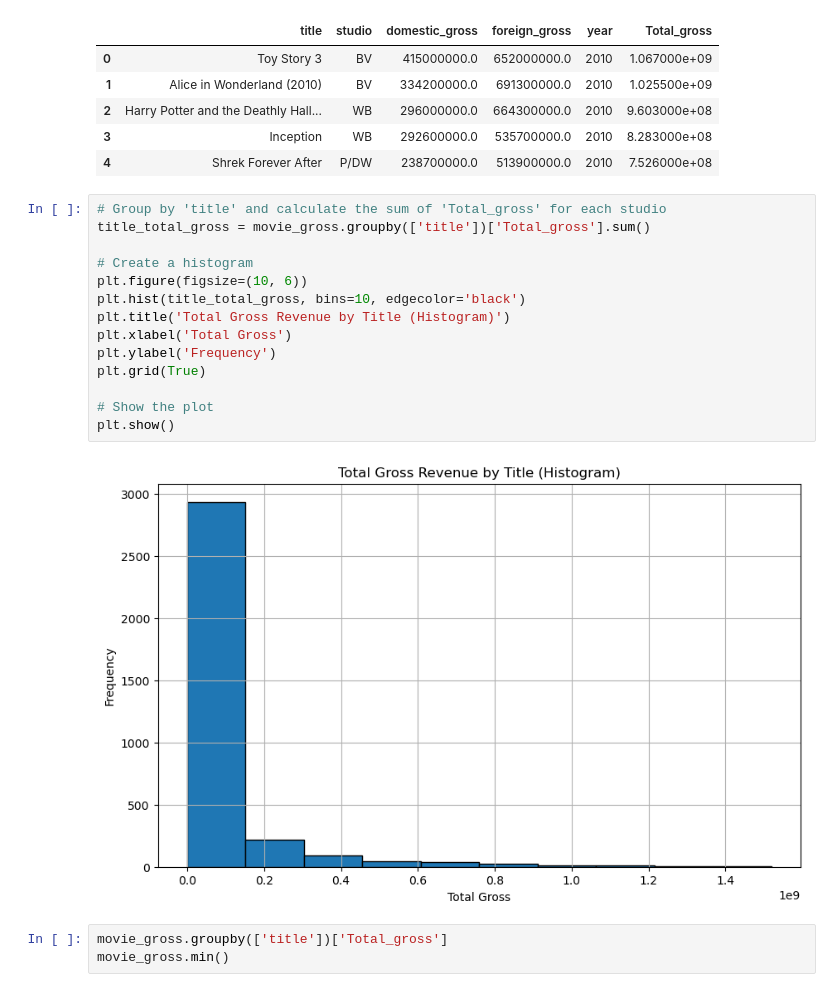
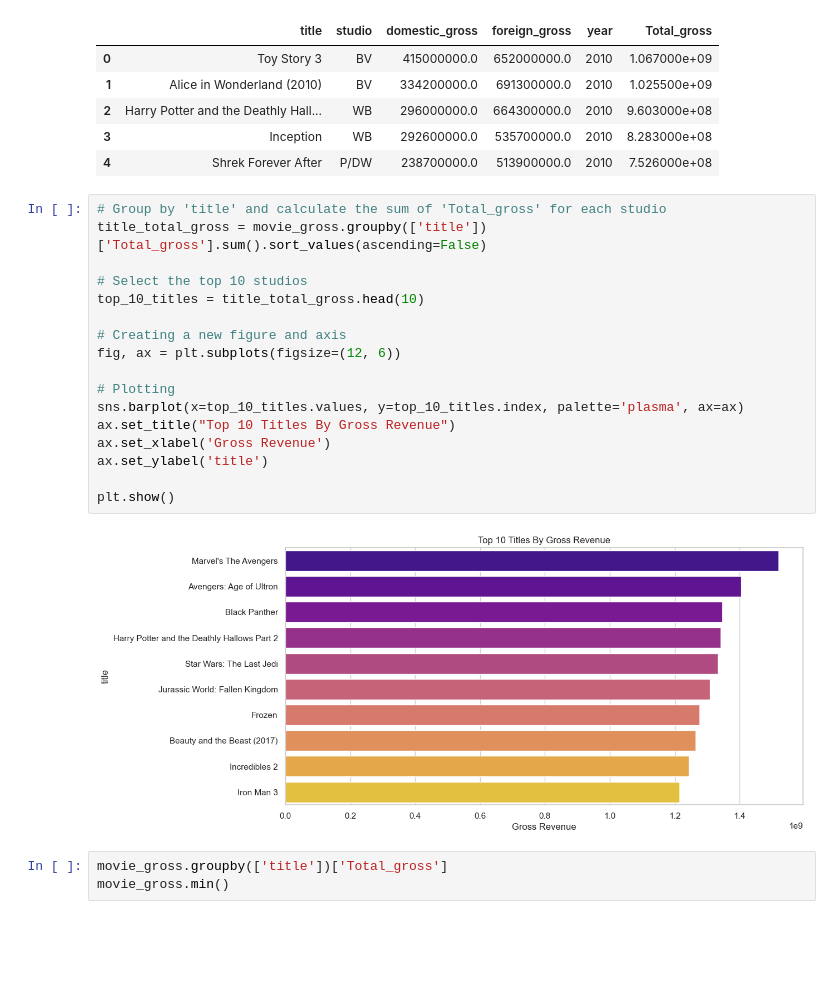
Before and after one commit to Beatrice-Kariuki/Microsoft-Movie-Analysis, a Jupyter notebook: student.ipynb, the cells around one changed output. Drawn from its saved outputs; the diff is of its cells as text; blank space fills up the shorter version.

```diff
--- a/student.ipynb
+++ b/student.ipynb
@@ -663,22 +690,25 @@ movie_gross.head()
 | 2 | Harry Potter and the Deathly Hall... | WB | 296000000.0 | 664300000.0 | 2010 | 9.603000e+08 |
 | 3 | Inception | WB | 292600000.0 | 535700000.0 | 2010 | 8.283000e+08 |
 | 4 | Shrek Forever After | P/DW | 238700000.0 | 513900000.0 | 2010 | 7.526000e+08 |
-# %%
-# Group by 'title' and calculate the sum of 'Total_gross' for each studio
-title_total_gross = movie_gross.groupby(['title'])['Total_gross'].sum()
-
-# Create a histogram
-plt.figure(figsize=(10, 6))
-plt.hist(title_total_gross, bins=10, edgecolor='black')
-plt.title('Total Gross Revenue by Title (Histogram)')
-plt.xlabel('Total Gross')
-plt.ylabel('Frequency')
-plt.grid(True)
-
-# Show the plot
-plt.show()
-# %% [output]
-[figure, removed]
+# %%
+# Group by 'title' and calculate the sum of 'Total_gross' for each studio
+title_total_gross = movie_gross.groupby(['title'])['Total_gross'].sum().sort_values(ascending=False)
+
+# Select the top 10 studios
+top_10_titles = title_total_gross.head(10)
+
+# Creating a new figure and axis
+fig, ax = plt.subplots(figsize=(12, 6))
+
+# Plotting
+sns.barplot(x=top_10_titles.values, y=top_10_titles.index, palette='plasma', ax=ax)
+ax.set_title("Top 10 Titles By Gross Revenue")
+ax.set_xlabel('Gross Revenue')
+ax.set_ylabel('title')
+
+plt.show()
+# %% [output]
+[figure, added]
 # %%
 movie_gross.groupby(['title'])['Total_gross']
 movie_gross.min()
```
Also changed, not shown: parts of 12 cells of this notebook, 1 other file.
